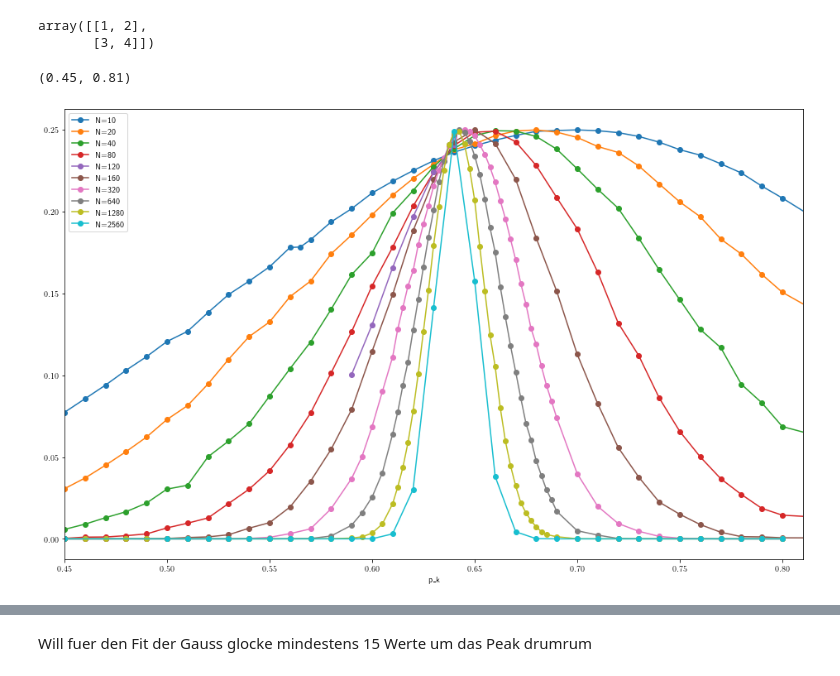
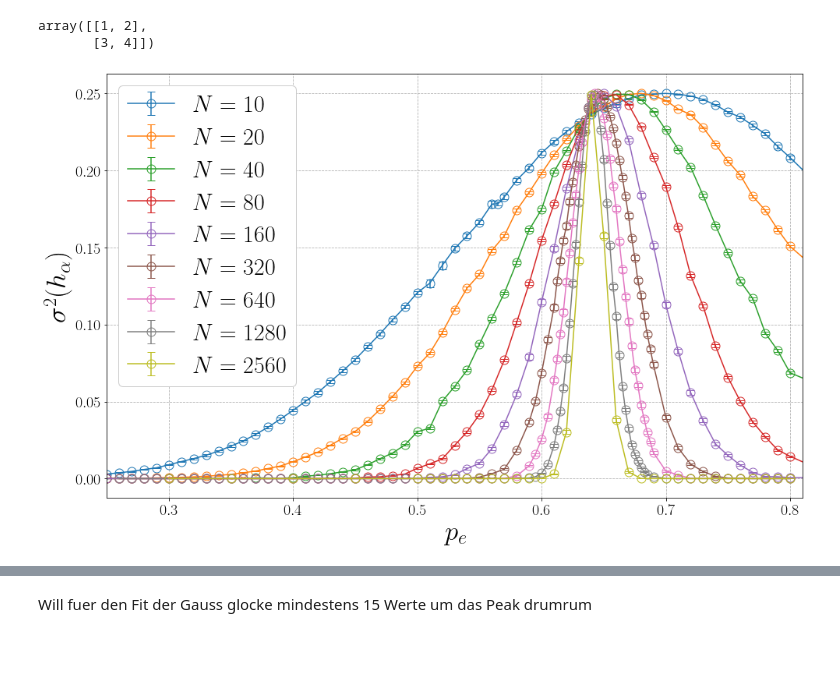
Before and after one commit to T3K14/Masterarbeit-Auswertung, a Jupyter notebook: KFC2.ipynb, the cells around one changed output, grey strips where cells are left out. Drawn from its saved outputs; the diff is of its cells as text; code cells hidden in the pictures; blank space fills up the shorter version.

```diff
--- a/KFC2.ipynb
+++ b/KFC2.ipynb
@@ -480,7 +595,7 @@ for n in sorted(dic_lp1.keys()):
     ax.errorbar(dic_lp1[n].index, dic_lp1[n]['Anteil_GGL'], yerr=dic_lp1[n]['Delta_Anteil_GGL'], fmt='o', capsize=capsize, markersize=markersize, markerfacecolor=markerfacecolor, label=f"$N={n}$")
 
 ax.set_xlabel('$p_e$', fontsize=axislabelsize)
-ax.set_ylabel(r'$\langle r_{sol} \rangle$', fontsize=axislabelsize)
+ax.set_ylabel(r'$ r_{sol}$', fontsize=axislabelsize)
 
 ax.legend(fontsize=30, framealpha=1)
 for label in (ax.get_xticklabels() + ax.get_yticklabels()):
@@ -532,7 +734,7 @@ ax.grid(ls='--')
 ax.set_axisbelow(True)
 
 # fmts = ['v', '^', '<']
-fmts = ['o', 'o', 'o', 'o']
+fmts = ['o', 'o', 'o', 'o', 'o']
 
 ns = sorted(dic_lp1.keys())
 
@@ -628,12 +830,12 @@ Text(0.5, 1.0, '\\TeX\\ is Number $\\displaystyle\\sum_{n=1}^\\infty\\frac{-e^{i
 [figure]
 # %%
 fig, ax = plt.subplots(figsize=(16,10))
-alpha=1.0
+alpha=1.01
 alg='LP_Approx'
 
 pcs1 = auswertung_ma.prepare_alg_vs_schranke_data(data1, data_vor1, alg, alpha)
 
-for n in sorted(pcs1.keys()):
+for n in sorted(pcs1.keys())[1:]:
 
     if n not in [160]:
         ax.errorbar(pcs1[n].ids, pcs1[n].props, yerr=pcs1[n].std_dev, capsize=4, label=f'$N={n}$')
@@ -1001,11 +871,11 @@ fig, ax = plt.subplots(figsize=(16,10))
 alpha=1.2
 alg='Greedy'
 
-pcs1 = auswertung_ma.prepare_alg_vs_schranke_data(data1, data1_vor, alg, alpha)
+pcs1 = auswertung_ma.prepare_alg_vs_schranke_data(data1, data_vor1, alg, alpha)
 
 for n in sorted(pcs1.keys()):
 
-    if n != 120:
+    if n not in [100,120]:
         ax.errorbar(pcs1[n].ids, pcs1[n].props, yerr=pcs1[n].std_dev, capsize=4, label=f'$N={n}$')
 #     ax.scatter(pcs1[n].ids, pcs1[n].props)
 
@@ -1015,11 +885,11 @@ ax.set_ylabel(f'$h_\\alpha(p_e, N)$', fontsize=axislabelsize)
 
 ax.legend(fontsize=30, framealpha=1, loc='lower left')
 for label in (ax.get_xticklabels() + ax.get_yticklabels()):
-    label.set_fontsize(16)
+    label.set_fontsize(label_fontsize)
 ax.grid(ls='--')
 
 # ax.set_xlim([0.295, 0.805])
-ax.text(0.45, 0.02, f"Greedy, $\\alpha={alpha}$", color="black", bbox=dict(fc='None', alpha=.5, boxstyle='round', color='grey'), fontsize=40)
+# ax.text(0.45, 0.02, f"Greedy, $\\alpha={alpha}$", color="black", bbox=dict(fc='None', alpha=.5, boxstyle='round', color='grey'), fontsize=40)
 # alpha = 1.2
 # ax.set_xlim([0.6,.66])
 # ax.set_ylim([0.8, 1.02])
@@ -1028,5 +898,5 @@ ax.text(0.45, 0.02, f"Greedy, $\\alpha={alpha}$", color="black", bbox=dict(fc='N
 # ax.set_xlim([0.53, 0.58])
 # ax.set_ylim([0.4, 0.8])
 
-plt.savefig('pk_uebergang_greedy.png', dpi=300, facecolor=[1,1,1,1], bbox_inches='tight')
+plt.savefig(os.path.join(plot_output_path, f'pe_greedy_h_{alpha}_1.png'), dpi=300, facecolor=[1,1,1,1], bbox_inches='tight')
 # %% [output]
@@ -1143,20 +1039,30 @@ array([[1, 2],
 # %%
 fig, ax = plt.subplots(figsize=(16,10))
 alpha=1.2
 alg='Greedy'
 
-pcs1 = auswertung_ma.prepare_alg_vs_schranke_data(data1, data1_vor, alg, alpha)
+pcs1 = auswertung_ma.prepare_alg_vs_schranke_data(data1, data_vor1, alg, alpha)
 
 for n in sorted(pcs1.keys()):
 
-    ax.plot(pcs1[n].ids, pcs1[n].var, 'o-', label=f'N={n}')
+    if n in [10, 20, 40, 80, 160, 320, 640, 1280, 2560]:
+
+        ax.errorbar(pcs1[n].ids, pcs1[n].var, yerr=pcs1[n].delta_var, fmt='o-', capsize=capsize, markersize=markersize, markerfacecolor=markerfacecolor, label=f'$N={n}$')
 #     ax.errorbar(pcs1[n].ids, pcs1[n].props, yerr=pcs1[n].std_dev, capsize=4, label=f'N={n}')
 
-ax.legend()
+ax.set_xlabel('$p_e$', fontsize=axislabelsize)
+ax.set_ylabel(f'$\\sigma^2(h_\\alpha)$', fontsize=axislabelsize)
 
-ax.set_xlabel('p_k')
-ax.set_xlim([0.45, 0.81])
+for label in (ax.get_xticklabels() + ax.get_yticklabels()):
+    label.set_fontsize(label_fontsize)
+ax.grid(ls='--')
+ax.legend(fontsize=30, framealpha=1)
+
+
+ax.set_xlim([0.25, 0.81])
 # ax.set_ylabel(f'Anteil aller Problemstellungen bei denen Greedy {alpha} $\cdot$ Schranke4b erreicht')
+
+
+plt.savefig(os.path.join(plot_output_path, f'pe_var_greedy_1_1.2.png'), dpi=300, facecolor=[1,1,1,1], bbox_inches='tight')
 # %% [output]
-(0.45, 0.81)
-[figure, old version]
+[figure, new version]
```
Also changed, not shown: parts of 76 cells of this notebook, 2 other files.
